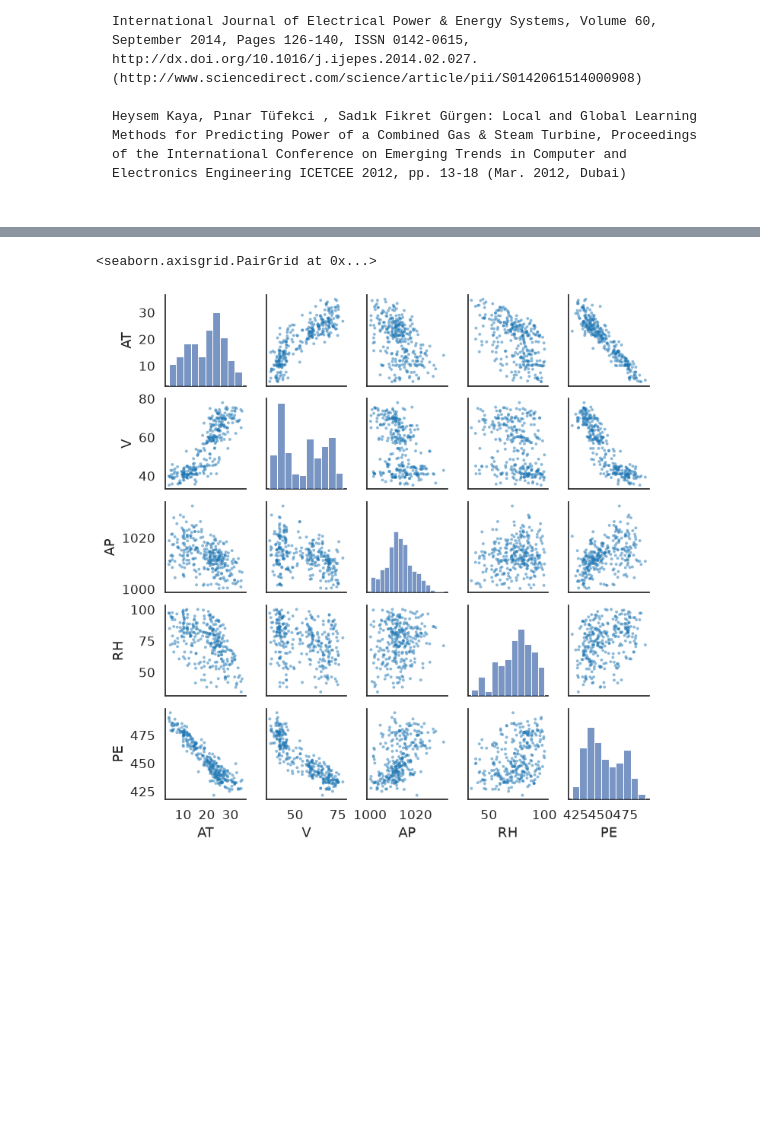
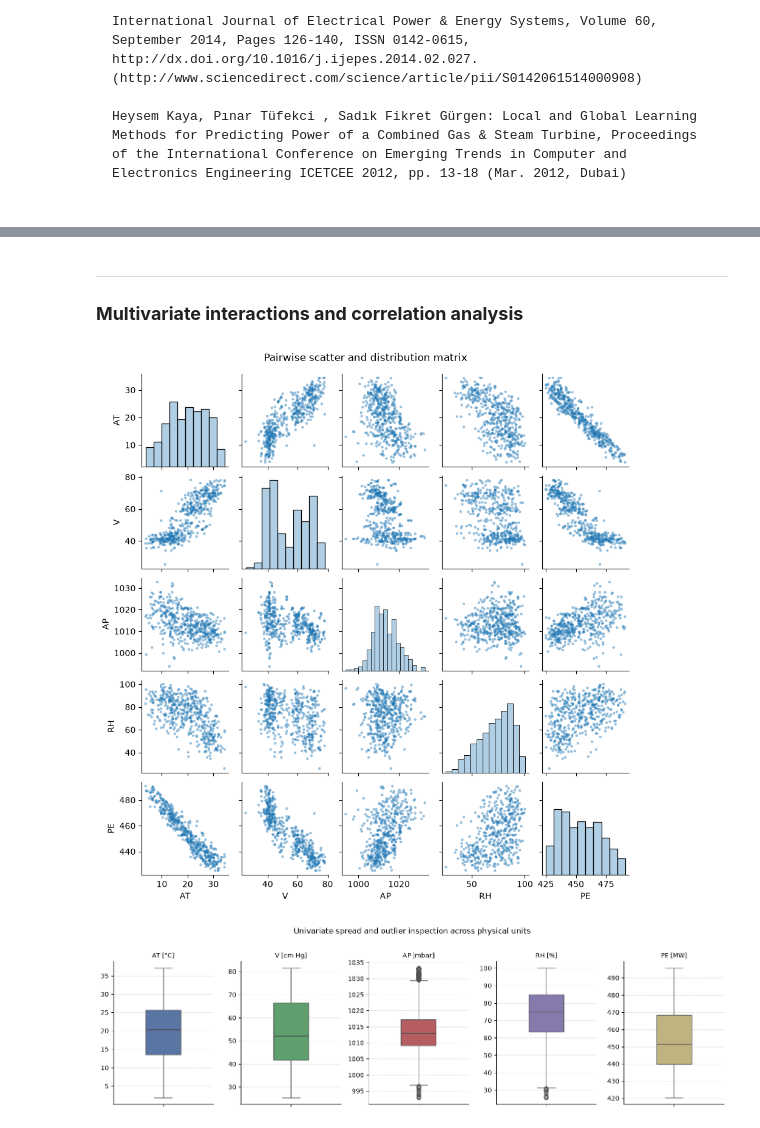
Before and after one commit to otrebor-solrac/industrial-anomaly-monitoring, a Jupyter notebook: Power_Plant.ipynb, the cells around one changed output, grey strips where cells are left out. Saved outputs shown, nothing was run; the diff lists cells and outputs as text; code cells hidden in the pictures; blank space fills up the shorter version.

```diff
--- a/Power_Plant.ipynb
+++ b/Power_Plant.ipynb
@@ -189,11 +206,60 @@ Key findings:
+# %% [markdown]
+---
+### **Multivariate interactions and correlation analysis**
 # %%
+# Pairwise distributions across operational parameters
+pairplot_fig = sns.pairplot(
+    data=df.sample(500, random_state=42),
+    height=1.8,
+    aspect=1.0,
+    plot_kws={"s": 10, "alpha": 0.45, "edgecolor": "none", "color": "#1f77b4"},
+    diag_kws={"color": "#1f77b4", "fill": True, "alpha": 0.35},
+)
+pairplot_fig.fig.suptitle("Pairwise scatter and distribution matrix", y=1.02, fontsize=12)
+plt.show()
 
-sns.pairplot(
-    df.sample(300),
-    height=1.5,
-    aspect=1.0,
-    plot_kws={"s": 8, "alpha": 0.5, "edgecolor": "none", "color": "#1f77b4"},
+
+# Univariate boxplots and operational outlier inspection
+cols = ["AT", "V", "AP", "RH", "PE"]
+units = ["°C", "cm Hg", "mbar", "%", "MW"]
+colors = ["#4c72b0", "#55a868", "#c44e52", "#8172b3", "#ccb974"]
+
+fig, axes = plt.subplots(1, 5, figsize=(14, 4), sharey=False)
+
+for i, col in enumerate(cols):
+    sns.boxplot(y=df[col], ax=axes[i], color=colors[i], width=0.35)
+    axes[i].set_title(f"{col} [{units[i]}]", fontsize=10)
+    axes[i].set_ylabel("")
+    axes[i].grid(axis="y", linestyle="--", alpha=0.4)
+    sns.despine(ax=axes[i], top=True, right=True)
+
+fig.suptitle("Univariate spread and outlier inspection across physical units", fontsize=12, y=1.02)
+plt.tight_layout()
+plt.show()
+
+# Linear correlation matrix
+fig, ax = plt.subplots(figsize=(7, 5.5))
+
+corr_matrix = df.corr()
+
+sns.heatmap(
+    corr_matrix,
+    annot=True,
+    fmt=".2f",
+    cmap="coolwarm",
+    vmin=-1,
+    vmax=1,
+    linewidths=0.5,
+    cbar_kws={"label": "Pearson correlation coefficient (r)"},
+    ax=ax,
 )
+
+ax.set_title("Correlation matrix of process parameters and electrical output", fontsize=11, pad=12)
+ax.set_xlabel("Process parameters")
+ax.set_ylabel("Process parameters")
+
+plt.tight_layout()
+plt.show()
 # %% [output]
-<seaborn.axisgrid.PairGrid at 0x...>
-[figure, old version]
+[figure, new version]
+[figure, added]
```
Also changed, not shown: parts of 86 cells of this notebook.
